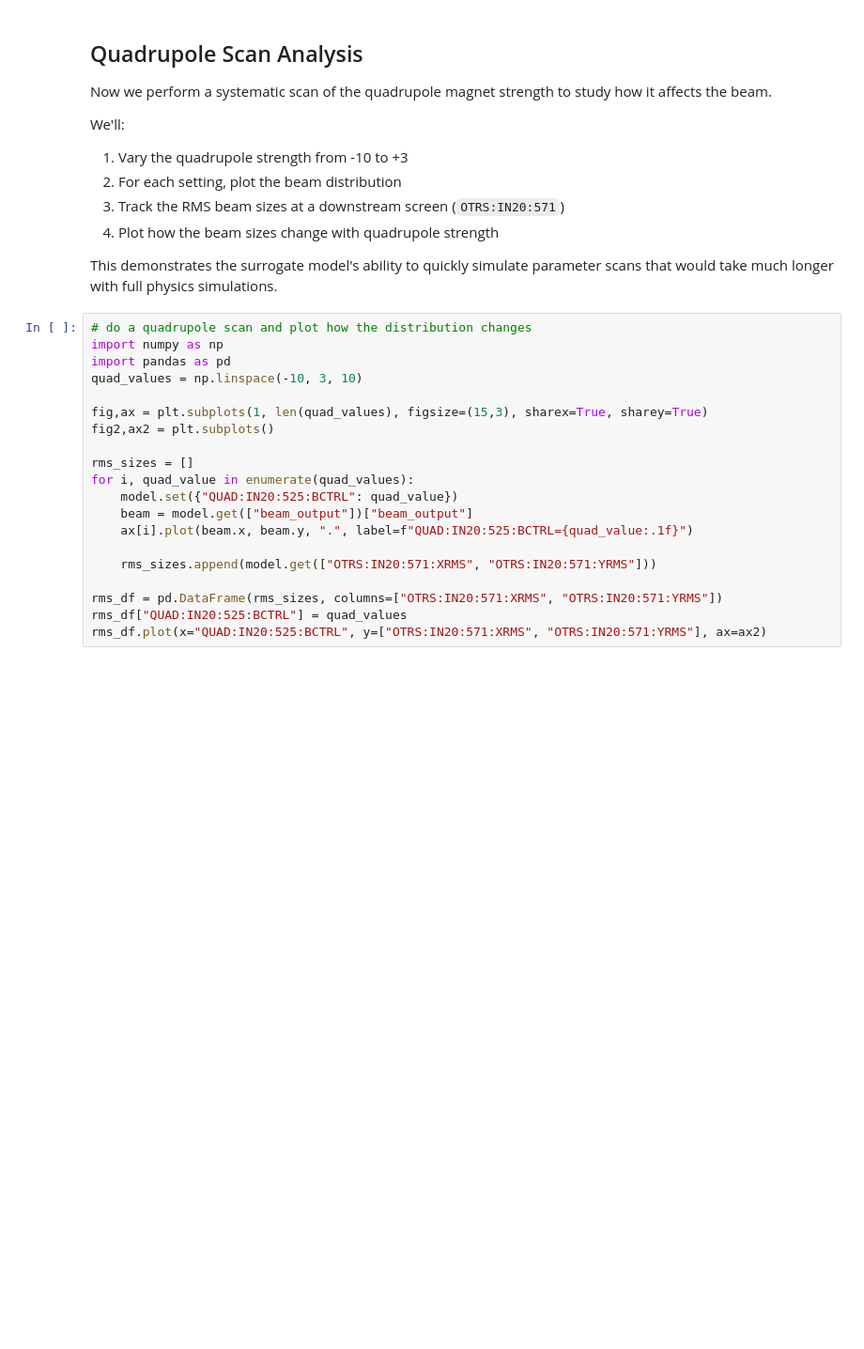
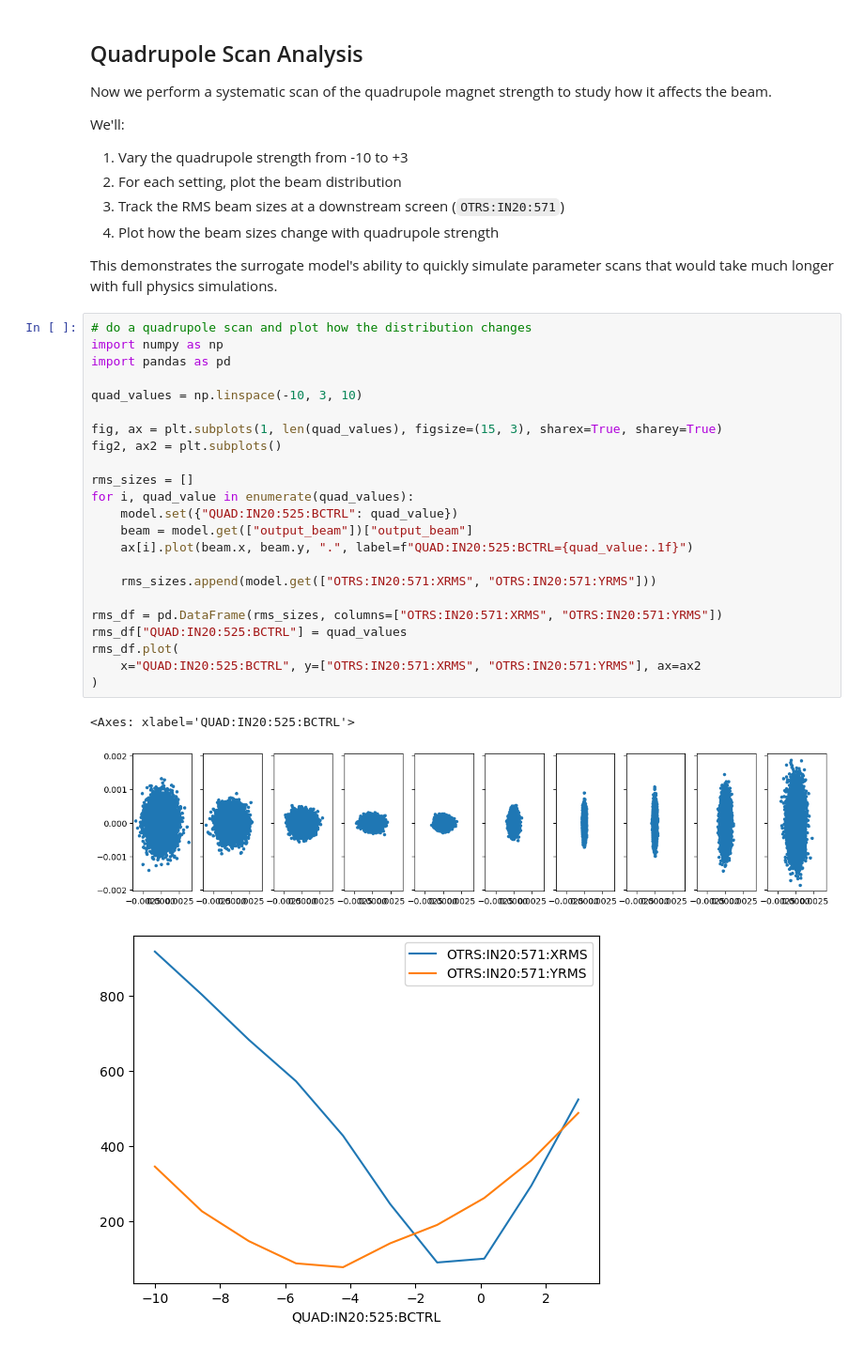
Before and after one commit to slaclab/virtual-accelerator, a Jupyter notebook: examples/injector_surrogate.ipynb, the cells around one changed output. Shown at 94% size. Cells and saved outputs as stored; diff of their text form; blank space fills up the shorter version.

```diff
--- a/examples/injector_surrogate.ipynb
+++ b/examples/injector_surrogate.ipynb
@@ -39,20 +43,27 @@ This demonstrates the surrogate model's ability to quickly simulate parameter sc
 # %%
 # do a quadrupole scan and plot how the distribution changes
 import numpy as np
 import pandas as pd
+
 quad_values = np.linspace(-10, 3, 10)
 
-fig,ax = plt.subplots(1, len(quad_values), figsize=(15,3), sharex=True, sharey=True)
-fig2,ax2 = plt.subplots()
+fig, ax = plt.subplots(1, len(quad_values), figsize=(15, 3), sharex=True, sharey=True)
+fig2, ax2 = plt.subplots()
 
 rms_sizes = []
 for i, quad_value in enumerate(quad_values):
     model.set({"QUAD:IN20:525:BCTRL": quad_value})
-    beam = model.get(["beam_output"])["beam_output"]
+    beam = model.get(["output_beam"])["output_beam"]
     ax[i].plot(beam.x, beam.y, ".", label=f"QUAD:IN20:525:BCTRL={quad_value:.1f}")
 
     rms_sizes.append(model.get(["OTRS:IN20:571:XRMS", "OTRS:IN20:571:YRMS"]))
 
 rms_df = pd.DataFrame(rms_sizes, columns=["OTRS:IN20:571:XRMS", "OTRS:IN20:571:YRMS"])
 rms_df["QUAD:IN20:525:BCTRL"] = quad_values
-rms_df.plot(x="QUAD:IN20:525:BCTRL", y=["OTRS:IN20:571:XRMS", "OTRS:IN20:571:YRMS"], ax=ax2)
+rms_df.plot(
+    x="QUAD:IN20:525:BCTRL", y=["OTRS:IN20:571:XRMS", "OTRS:IN20:571:YRMS"], ax=ax2
+)
+# %% [output]
+<Axes: xlabel='QUAD:IN20:525:BCTRL'>
+[figure, added]
+[figure, added]
```
Also changed, not shown: parts of 2 cells of this notebook, 1 other file.
